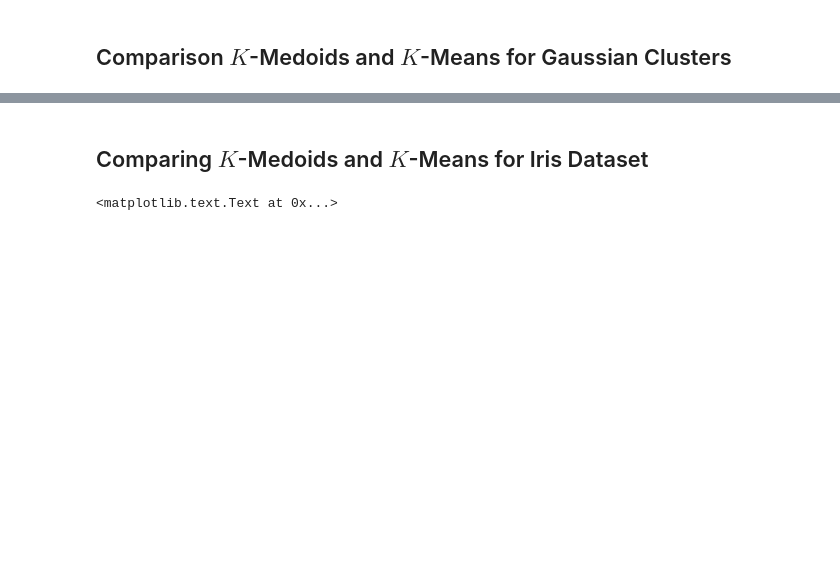
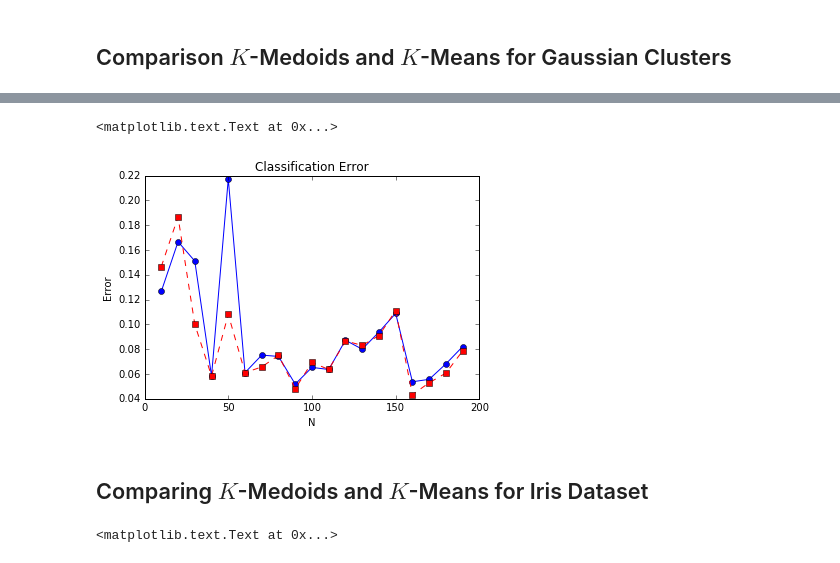
Before and after one commit to neurodata/non-parametric-clustering, a Jupyter notebook: k-medoids.ipynb, the cells around one changed output, grey strips where cells are left out. Drawn from its saved outputs; the diff is of its cells as text; code cells hidden in the pictures; blank space fills up the shorter version.

```diff
--- a/k-medoids.ipynb
+++ b/k-medoids.ipynb
@@ -104,3 +155,14 @@ ax.set_title('$K$-Means++')
+# %%
+fig = plt.figure()
+ax = fig.add_subplot(111)
+ax.plot(nrange, kmedoids_metric, '-o', color='b')
+ax.plot(nrange, kmeans_metric, '--s', color='r')
+ax.set_title('Classification Error')
+ax.set_xlabel('N')
+ax.set_ylabel('Error')
+# %% [output]
+<matplotlib.text.Text at 0x...>
+[figure, added]
 # %% [markdown]
 ## Comparing $K$-Medoids and $K$-Means for Iris Dataset
 # %%
```
Also changed, not shown: parts of 33 cells of this notebook, 8 other files.
